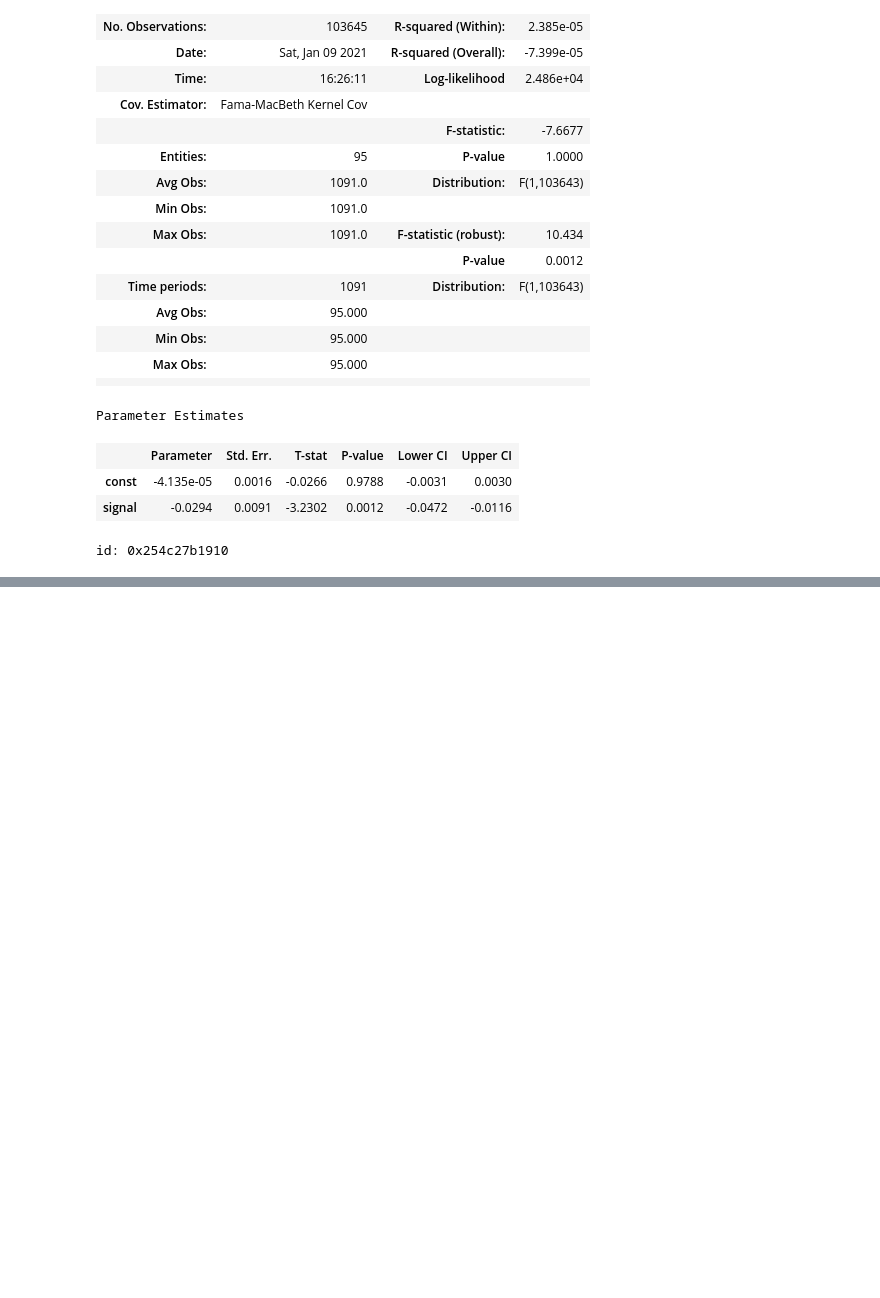
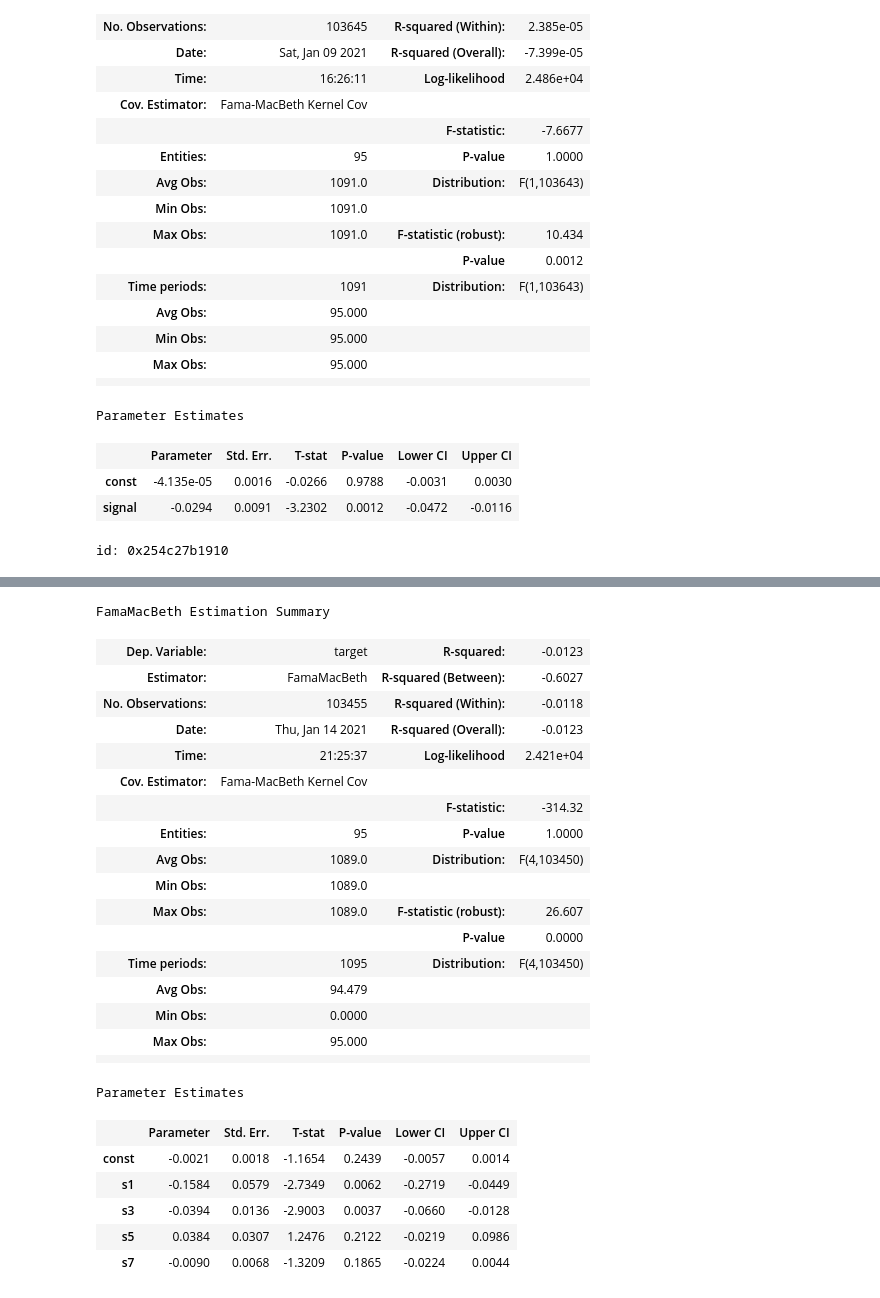
Before and after one commit to sunnyyang1576/Cryptocurrency, a Jupyter notebook: Strategy Test - Panel Regression Analysis.ipynb, the cells around one changed output, grey strips where cells are left out. Saved outputs shown, nothing was run; the diff lists cells and outputs as text; code cells hidden in the pictures; blank space fills up the shorter version.

```diff
--- a/Strategy Test - Panel Regression Analysis.ipynb
+++ b/Strategy Test - Panel Regression Analysis.ipynb
@@ -164,0 +277,32 @@ id: 0x254c27b1910
+# %%
+mod = FamaMacBeth(depe,exog)
+# %%
+res = mod.fit(cov_type='kernel',kernel="bartlett")
+# %%
+res
+# %% [output]
+FamaMacBeth Estimation Summary
+| Dep. Variable: | target | R-squared: | -0.0123 |
+| Estimator: | FamaMacBeth | R-squared (Between): | -0.6027 |
+| No. Observations: | 103455 | R-squared (Within): | -0.0118 |
+| Date: | Thu, Jan 14 2021 | R-squared (Overall): | -0.0123 |
+| Time: | 21:25:37 | Log-likelihood | 2.421e+04 |
+| Cov. Estimator: | Fama-MacBeth Kernel Cov |  |  |
+|  |  | F-statistic: | -314.32 |
+| Entities: | 95 | P-value | 1.0000 |
+| Avg Obs: | 1089.0 | Distribution: | F(4,103450) |
+| Min Obs: | 1089.0 |  |  |
+| Max Obs: | 1089.0 | F-statistic (robust): | 26.607 |
+|  |  | P-value | 0.0000 |
+| Time periods: | 1095 | Distribution: | F(4,103450) |
+| Avg Obs: | 94.479 |  |  |
+| Min Obs: | 0.0000 |  |  |
+| Max Obs: | 95.000 |  |  |
+|  |  |  |  |
+Parameter Estimates
+|  | Parameter | Std. Err. | T-stat | P-value | Lower CI | Upper CI |
+| const | -0.0021 | 0.0018 | -1.1654 | 0.2439 | -0.0057 | 0.0014 |
+| s1 | -0.1584 | 0.0579 | -2.7349 | 0.0062 | -0.2719 | -0.0449 |
+| s3 | -0.0394 | 0.0136 | -2.9003 | 0.0037 | -0.0660 | -0.0128 |
+| s5 | 0.0384 | 0.0307 | 1.2476 | 0.2122 | -0.0219 | 0.0986 |
+| s7 | -0.0090 | 0.0068 | -1.3209 | 0.1865 | -0.0224 | 0.0044 |
```
Also changed, not shown: parts of 42 cells of this notebook, 15 other files.
